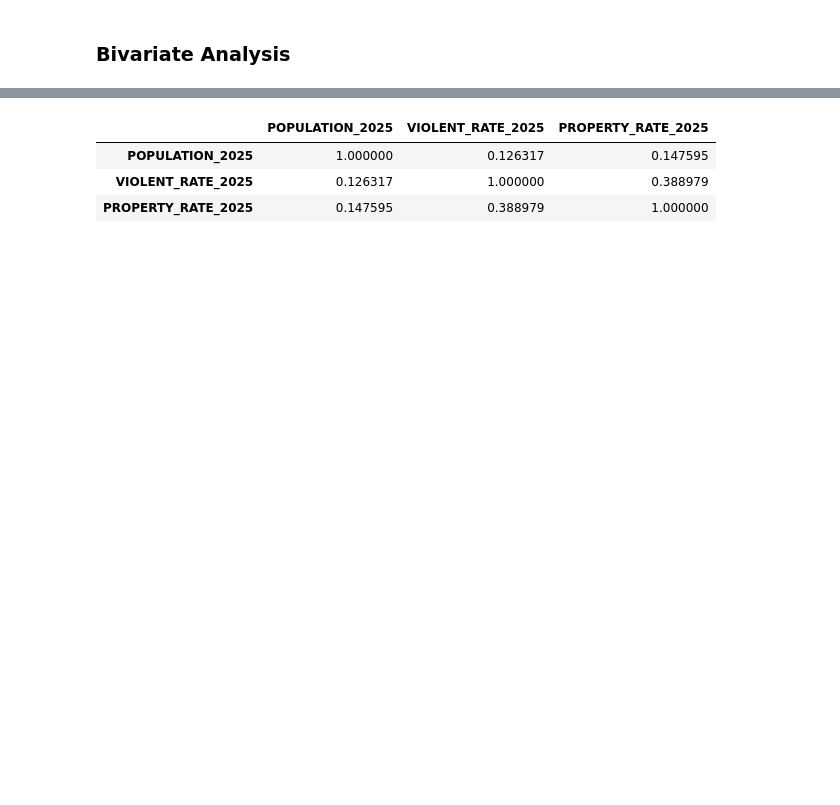
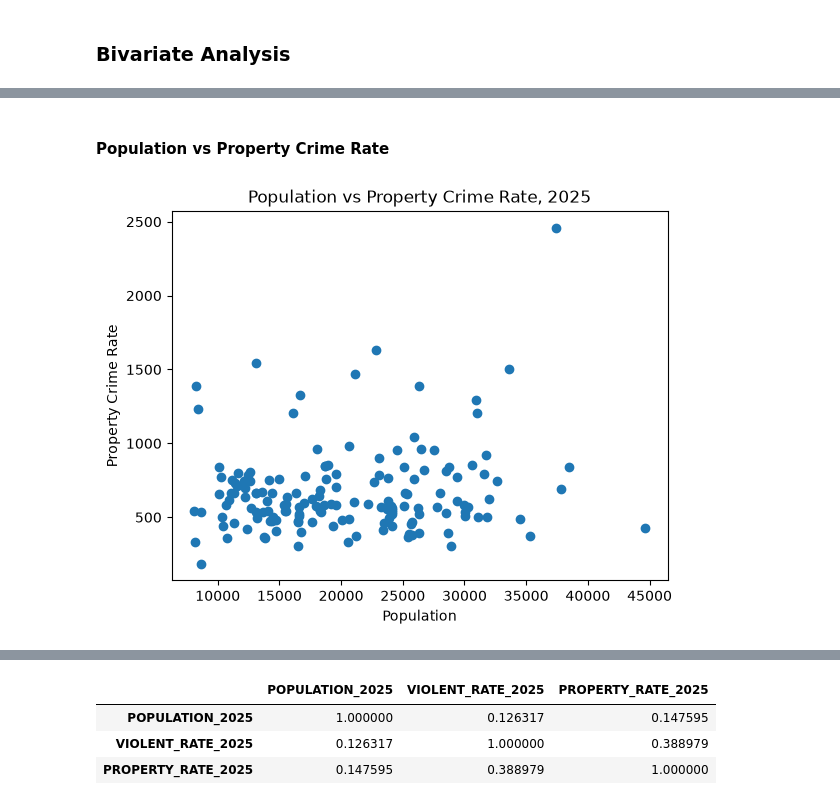
Before and after one commit to tesssarazen-star/toronto-crime-analysis, a Jupyter notebook: notebook/toronto_crime_analysis.ipynb, the cells around one changed output, grey strips where cells are left out. Cells and saved outputs as stored; diff of their text form; code cells hidden in the pictures; blank space fills up the shorter version.

```diff
--- a/notebook/toronto_crime_analysis.ipynb
+++ b/notebook/toronto_crime_analysis.ipynb
@@ -732,0 +751,15 @@ plt.show()
+# %% [markdown]
+#### Population vs Property Crime Rate
+# %%
+plt.scatter(
+    crime_clean["POPULATION_2025"],
+    crime_clean["PROPERTY_RATE_2025"]
+)
+
+plt.xlabel("Population")
+plt.ylabel("Property Crime Rate")
+plt.title("Population vs Property Crime Rate, 2025")
+
+plt.show()
+# %% [output]
+[figure, added]
```
Also changed, not shown: parts of 62 cells of this notebook.
